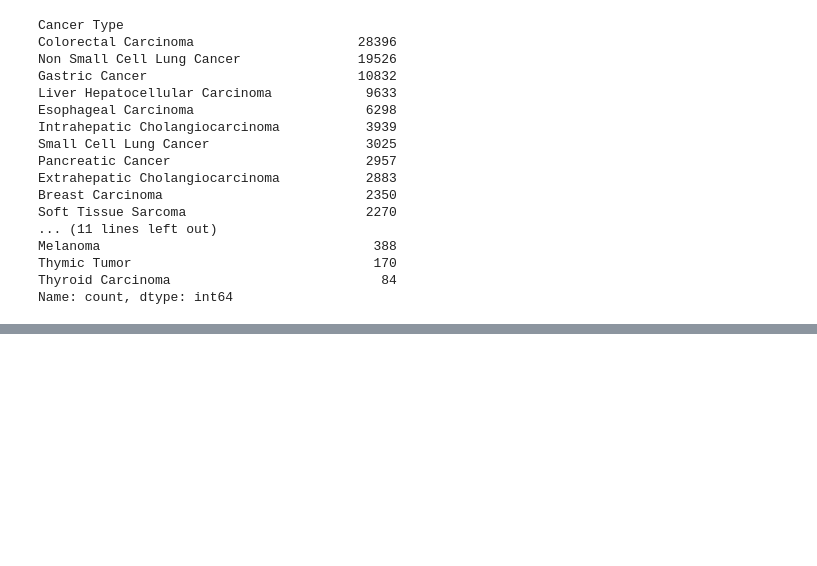
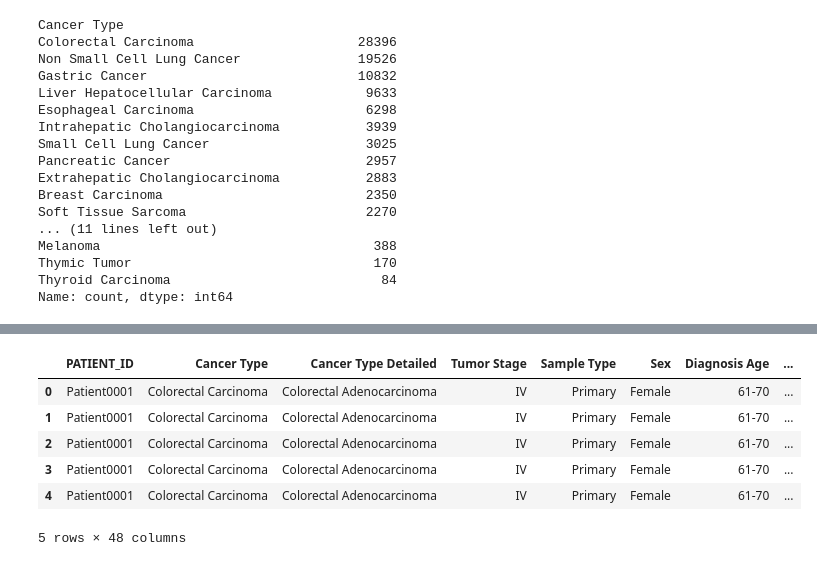
Before and after one commit to Taneun/OncoHypothesis-LLM-Ranker, a Jupyter notebook: pan_cancer/tal_data_preprocessing_new.ipynb, the cells around one changed output, grey strips where cells are left out. Cells and saved outputs as stored; diff of their text form; code cells hidden in the pictures; blank space fills up the shorter version.

Commit message:
add age range

```diff
--- a/pan_cancer/tal_data_preprocessing_new.ipynb
+++ b/pan_cancer/tal_data_preprocessing_new.ipynb
@@ -232,5 +195,37 @@ columns_to_convert = ['Sex', 'Hugo_Symbol', 'Chromosome', 'Variant_Type', 'SNP_e
                       'Codons', 'VAR_TYPE_SX', 'Site1_Hugo_Symbol', 'Site2_Hugo_Symbol', 'Event_Info',
                       'Cancer Type', 'Cancer Type Detailed', 'Tumor Stage', 'Sample Type']  # List of columns to convert
 data_for_model[columns_to_convert] = data_for_model[columns_to_convert].astype('category')
+# %%
+def create_age_range(x):
+    if x <= 10:
+        return "0-10"
+    elif x <= 20:
+        return "11-20"
+    elif x <= 30:
+        return "21-30"
+    elif x <= 40:
+        return "31-40"
+    elif x <= 50:
+        return "41-50"
+    elif x <= 60:
+        return "51-60"
+    elif x <= 70:
+        return "61-70"
+    elif x <= 80:
+        return "71-80"
+    else:
+        return "80+"
+# %%
+data_for_model['Diagnosis Age'] = data_for_model['Diagnosis Age'].astype(int).apply(create_age_range).astype("category")
 # %%
 data_for_model.to_csv("pan_cancer_data_for_model.csv", index=False)
+# %%
+data_for_model.head()
+# %% [output]
+|  | PATIENT_ID | Cancer Type | Cancer Type Detailed | Tumor Stage | Sample Type | Sex | Diagnosis Age | ... |
+| 0 | Patient0001 | Colorectal Carcinoma | Colorectal Adenocarcinoma | IV | Primary | Female | 61-70 | ... |
+| 1 | Patient0001 | Colorectal Carcinoma | Colorectal Adenocarcinoma | IV | Primary | Female | 61-70 | ... |
+| 2 | Patient0001 | Colorectal Carcinoma | Colorectal Adenocarcinoma | IV | Primary | Female | 61-70 | ... |
+| 3 | Patient0001 | Colorectal Carcinoma | Colorectal Adenocarcinoma | IV | Primary | Female | 61-70 | ... |
+| 4 | Patient0001 | Colorectal Carcinoma | Colorectal Adenocarcinoma | IV | Primary | Female | 61-70 | ... |
+5 rows × 48 columns
```
Also changed, not shown: parts of 2 cells of this notebook, 1 other file.
